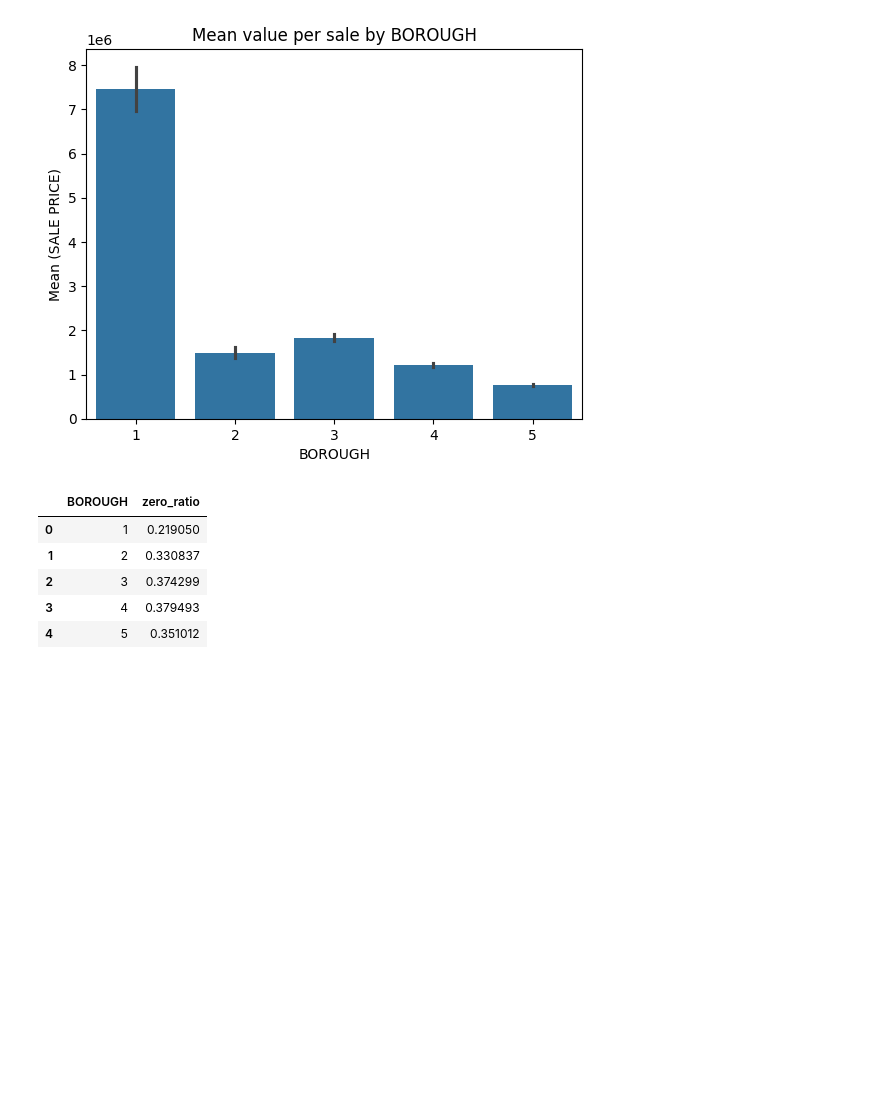
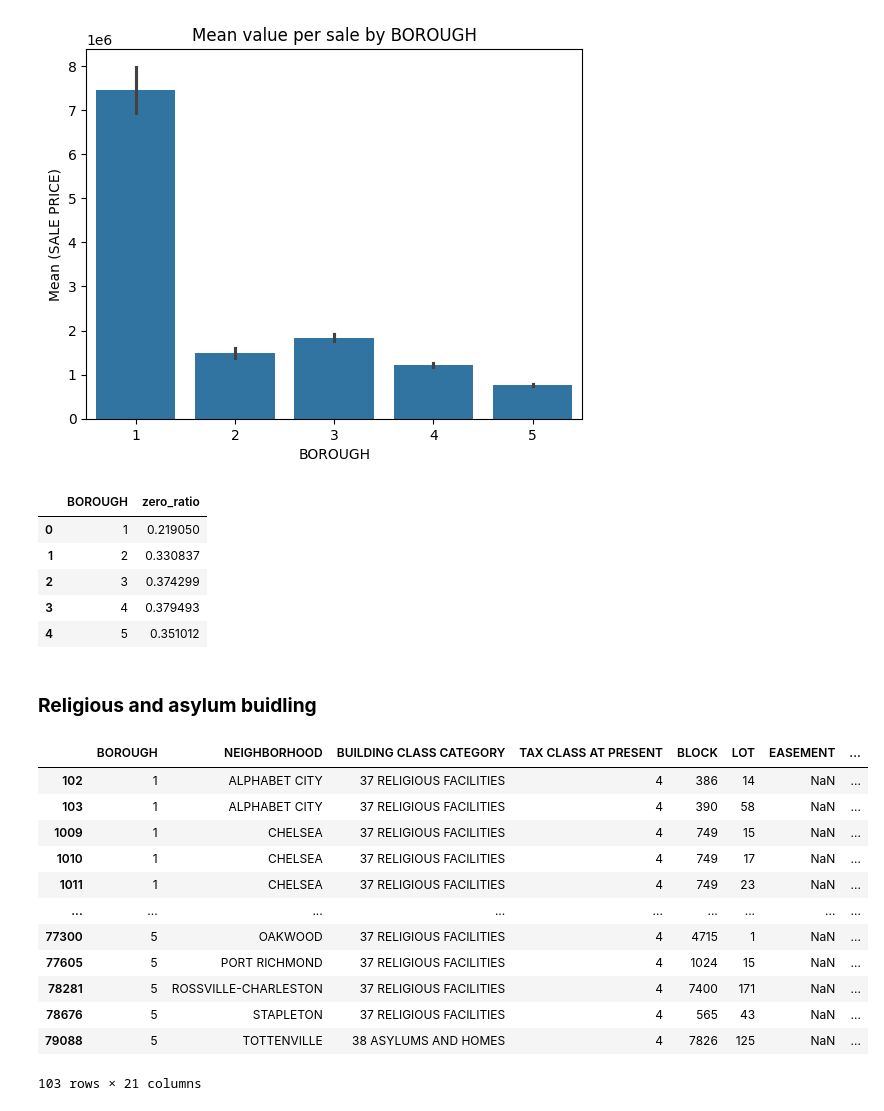
Before and after one commit to Gitzav/role_of_data_preparation, a Jupyter notebook: Data_preparation.ipynb, the cells around one changed output. Drawn from its saved outputs; the diff is of its cells as text; code cells hidden in the pictures; blank space fills up the shorter version.

Commit message:
finding insight from M&N building class

```diff
--- a/Data_preparation.ipynb
+++ b/Data_preparation.ipynb
@@ -268,3 +268,21 @@ ratio_df
 | 2 | 3 | 0.374299 |
 | 3 | 4 | 0.379493 |
 | 4 | 5 | 0.351012 |
+# %% [markdown]
+### **Religious and asylum buidling**
+# %%
+df[df['BUILDING CLASS AT PRESENT'].str.contains(r'[MN]', na=False)]
+# %% [output]
+|  | BOROUGH | NEIGHBORHOOD | BUILDING CLASS CATEGORY | TAX CLASS AT PRESENT | BLOCK | LOT | EASEMENT | ... |
+| 102 | 1 | ALPHABET CITY | 37 RELIGIOUS FACILITIES | 4 | 386 | 14 | NaN | ... |
+| 103 | 1 | ALPHABET CITY | 37 RELIGIOUS FACILITIES | 4 | 390 | 58 | NaN | ... |
+| 1009 | 1 | CHELSEA | 37 RELIGIOUS FACILITIES | 4 | 749 | 15 | NaN | ... |
+| 1010 | 1 | CHELSEA | 37 RELIGIOUS FACILITIES | 4 | 749 | 17 | NaN | ... |
+| 1011 | 1 | CHELSEA | 37 RELIGIOUS FACILITIES | 4 | 749 | 23 | NaN | ... |
+| ... | ... | ... | ... | ... | ... | ... | ... | ... |
+| 77300 | 5 | OAKWOOD | 37 RELIGIOUS FACILITIES | 4 | 4715 | 1 | NaN | ... |
+| 77605 | 5 | PORT RICHMOND | 37 RELIGIOUS FACILITIES | 4 | 1024 | 15 | NaN | ... |
+| 78281 | 5 | ROSSVILLE-CHARLESTON | 37 RELIGIOUS FACILITIES | 4 | 7400 | 171 | NaN | ... |
+| 78676 | 5 | STAPLETON | 37 RELIGIOUS FACILITIES | 4 | 565 | 43 | NaN | ... |
+| 79088 | 5 | TOTTENVILLE | 38 ASYLUMS AND HOMES | 4 | 7826 | 125 | NaN | ... |
+103 rows × 21 columns
```
